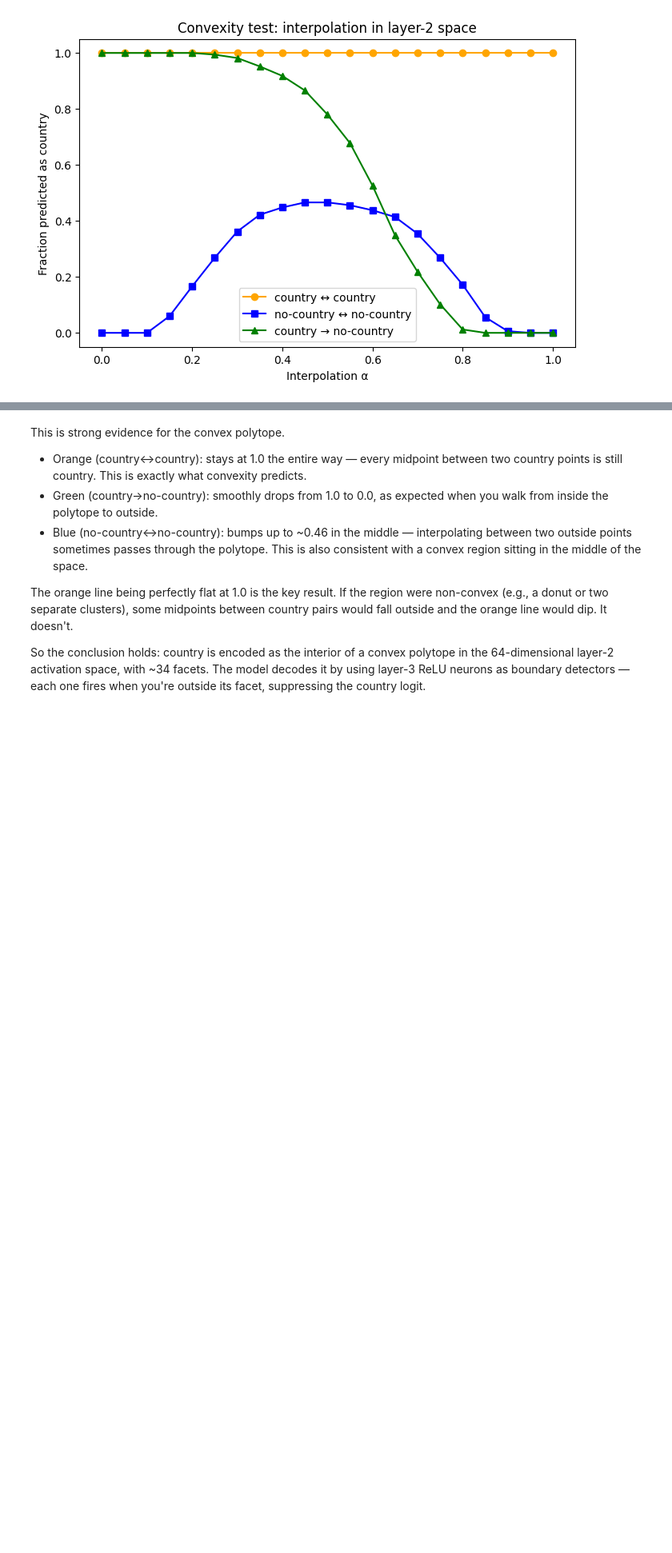
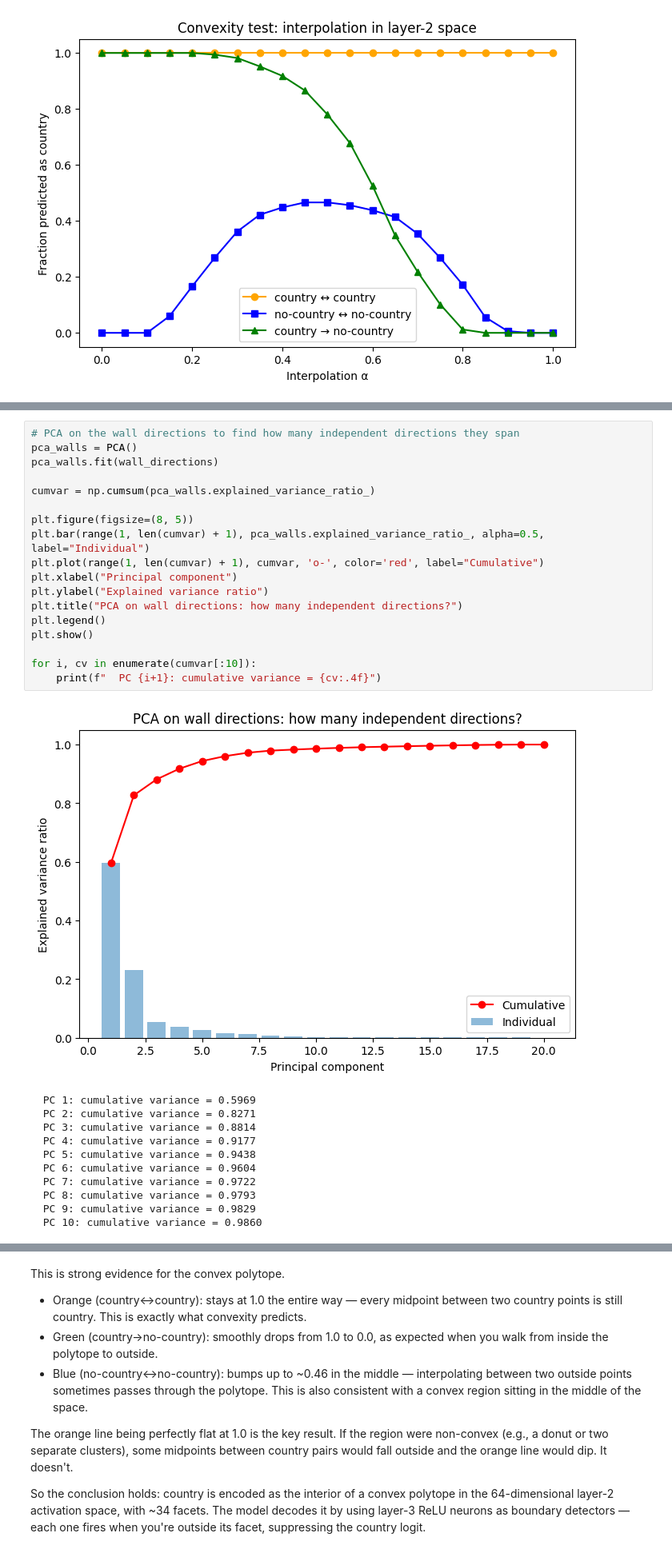
Before and after one commit to DenisLim95/nonlinear-feature-geometry-bluedot-puzzle, a Jupyter notebook: puzzle.ipynb, the cells around one changed output, grey strips where cells are left out. Shown at 80% size. Cells and saved outputs as stored; diff of their text form; blank space fills up the shorter version.

```diff
--- a/puzzle.ipynb
+++ b/puzzle.ipynb
@@ -629,0 +648,30 @@ plt.show()
+# %%
+# PCA on the wall directions to find how many independent directions they span
+pca_walls = PCA()
+pca_walls.fit(wall_directions)
+
+cumvar = np.cumsum(pca_walls.explained_variance_ratio_)
+
+plt.figure(figsize=(8, 5))
+plt.bar(range(1, len(cumvar) + 1), pca_walls.explained_variance_ratio_, alpha=0.5, label="Individual")
+plt.plot(range(1, len(cumvar) + 1), cumvar, 'o-', color='red', label="Cumulative")
+plt.xlabel("Principal component")
+plt.ylabel("Explained variance ratio")
+plt.title("PCA on wall directions: how many independent directions?")
+plt.legend()
+plt.show()
+
+for i, cv in enumerate(cumvar[:10]):
+    print(f"  PC {i+1}: cumulative variance = {cv:.4f}")
+# %% [output]
+[figure, added]
+  PC 1: cumulative variance = 0.5969
+  PC 2: cumulative variance = 0.8271
+  PC 3: cumulative variance = 0.8814
+  PC 4: cumulative variance = 0.9177
+  PC 5: cumulative variance = 0.9438
+  PC 6: cumulative variance = 0.9604
+  PC 7: cumulative variance = 0.9722
+  PC 8: cumulative variance = 0.9793
+  PC 9: cumulative variance = 0.9829
+  PC 10: cumulative variance = 0.9860
```
Also changed, not shown: parts of 4 cells of this notebook, 3 other files.
